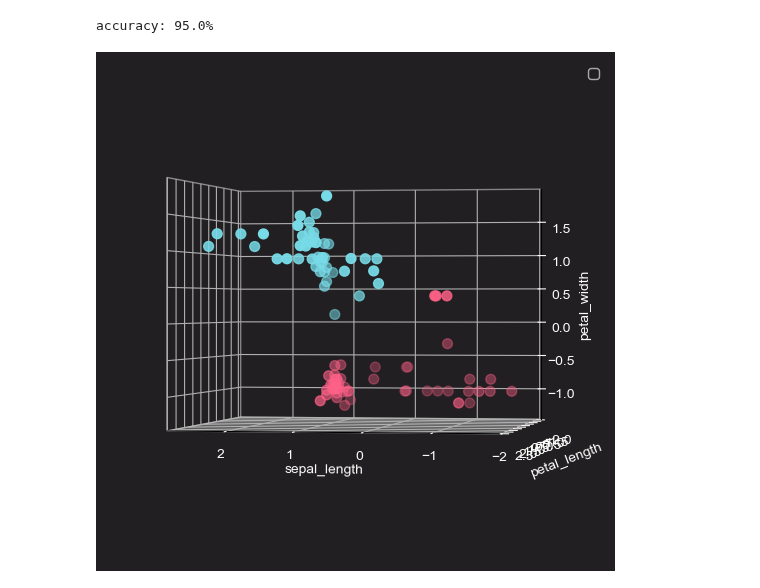
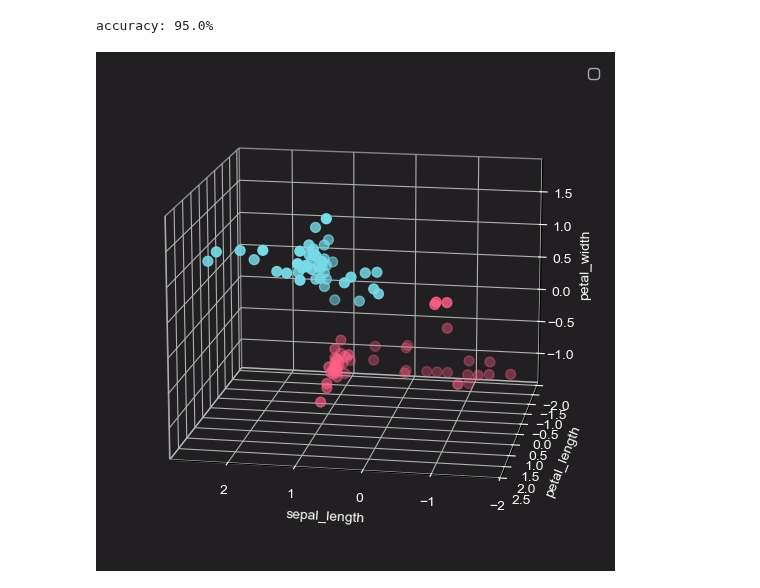
Before and after one commit to jakecreate/machine-learning-from-scratch, a Jupyter notebook: notebooks/1_fundamentals_of_supervised_learning.ipynb, the cells around one changed output. Cells and saved outputs as stored; diff of their text form; code cells hidden in the pictures.

```diff
--- a/notebooks/1_fundamentals_of_supervised_learning.ipynb
+++ b/notebooks/1_fundamentals_of_supervised_learning.ipynb
@@ -755,7 +755,7 @@ X_test_scaled = scaler.scale(X_test)
 X_train_scaled = add_ones(X_train_scaled)
 
 w_rand = np.random.rand(X_train_scaled.shape[1])
-w_rand[0] = np.random.rand(1) # bias unit set to 0
+w_rand[0] = np.random.rand(1)[0] # bias unit set to 0
 
 w, cost_list, grad_list = logreg_gradient_descent(X_train_scaled, y_train, w_rand, threshold=0.0001)
 print(f'weights with feature scaling: {w}')
@@ -792,30 +792,30 @@ accuracy: 95.0%
 # %%
 fig = plt.figure(figsize=(7, 5))
 ax = fig.add_subplot(projection='3d')
 
 X_scaled_list = [X_train_scaled, X_valid_scaled, X_test_scaled]
 y_list = [y_train, decision(y_pred_valid), decision(y_pred_test)]
 axis_list = [ax.xaxis, ax.yaxis, ax.zaxis]
 name_list = ['train', 'valid', 'test']
 
 for i, X in enumerate(X_scaled_list):
      ax.scatter(X[:, 0], X[:, 1], X[:, 2], c=np.where(y_list[i], c_['red'], c_['blue']), s=50)
 
 # x1, x2 = np.meshgrid(np.linspace(-3, 3, 10), np.linspace(-3, 3, 10))
 # x3 = (-(w[1] * x1) - (w[2] * x2) - w[0]) / w[3]
 # ax.plot_surface(x1, x2, x3, alpha=1, color=c_['white'], rstride=100, cstride=100)
 
 for i, axis in enumerate(axis_list):
     axis.pane.fill = False
 
 ax.set_xlabel(col_label[0])
 ax.set_ylabel(col_label[1])
 ax.set_zlabel(col_label[2])
 
 ax.grid(True)
 ax.legend()
-
+ax.set_title('')
 fig.subplots_adjust(left=0, right=1, bottom=0, top=1)
-ax.view_init(elev=0, azim=100)
+ax.view_init(elev=15, azim=100)
 # %% [output]
-[figure, old version]
+[figure, new version]
```
Also changed, not shown: parts of 1 cell of this notebook.
